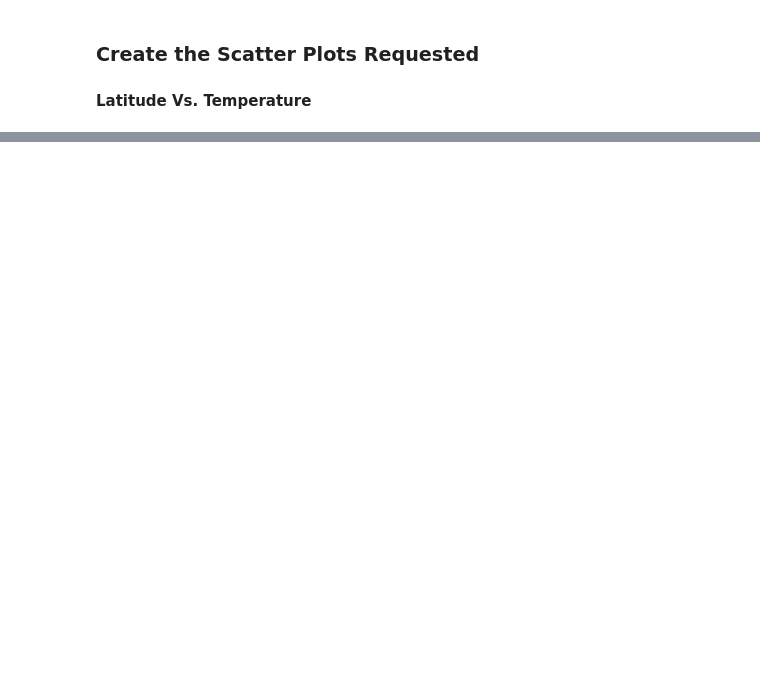
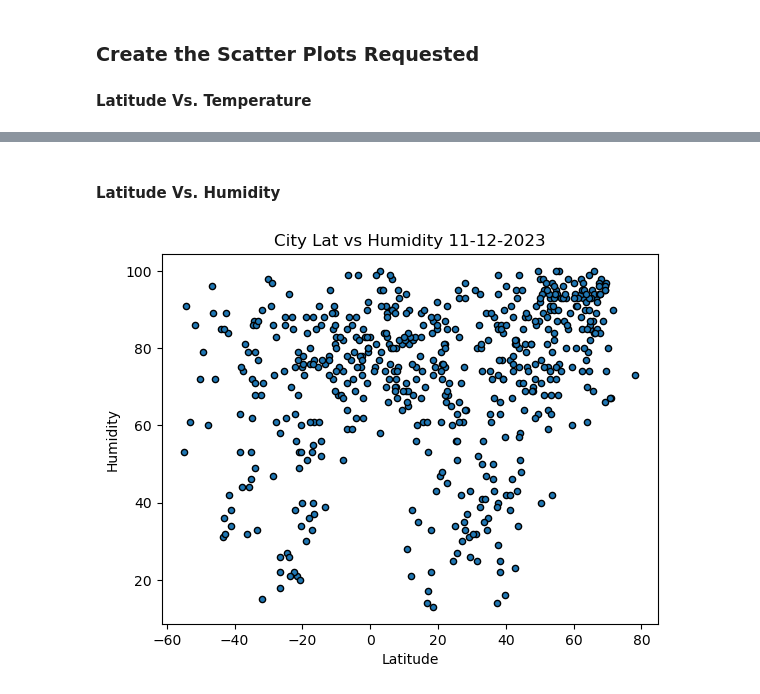
Before and after one commit to Oleslamburger/python-api-challenge, a Jupyter notebook: Starter_Code 3/starter_code/WeatherPyAnalysis.ipynb, the cells around one changed output, grey strips where cells are left out. Cells and saved outputs as stored; diff of their text form; code cells hidden in the pictures; blank space fills up the shorter version.

```diff
--- a/Starter_Code 3/starter_code/WeatherPyAnalysis.ipynb
+++ b/Starter_Code 3/starter_code/WeatherPyAnalysis.ipynb
@@ -142,0 +237,19 @@ city_data_df.head()
+# %% [markdown]
+#### Latitude Vs. Humidity
+# %%
+# Build the scatter plots for latitude vs. humidity
+city_data_df.plot(kind="scatter", x="Lat", y="Humidity",
+                   ylabel="Humidity", xlabel="Latitude",
+                   title="City Lat vs Humidity 11-12-2023",
+                   edgecolor="black")
+
+# Incorporate the other graph properties
+# YOUR CODE HERE
+
+# Save the figure
+plt.savefig("../output_data/Fig2.png")
+
+# Show plot
+plt.show()
+# %% [output]
+[figure, added]
```
Also changed, not shown: parts of 33 cells of this notebook, 5 other files.
